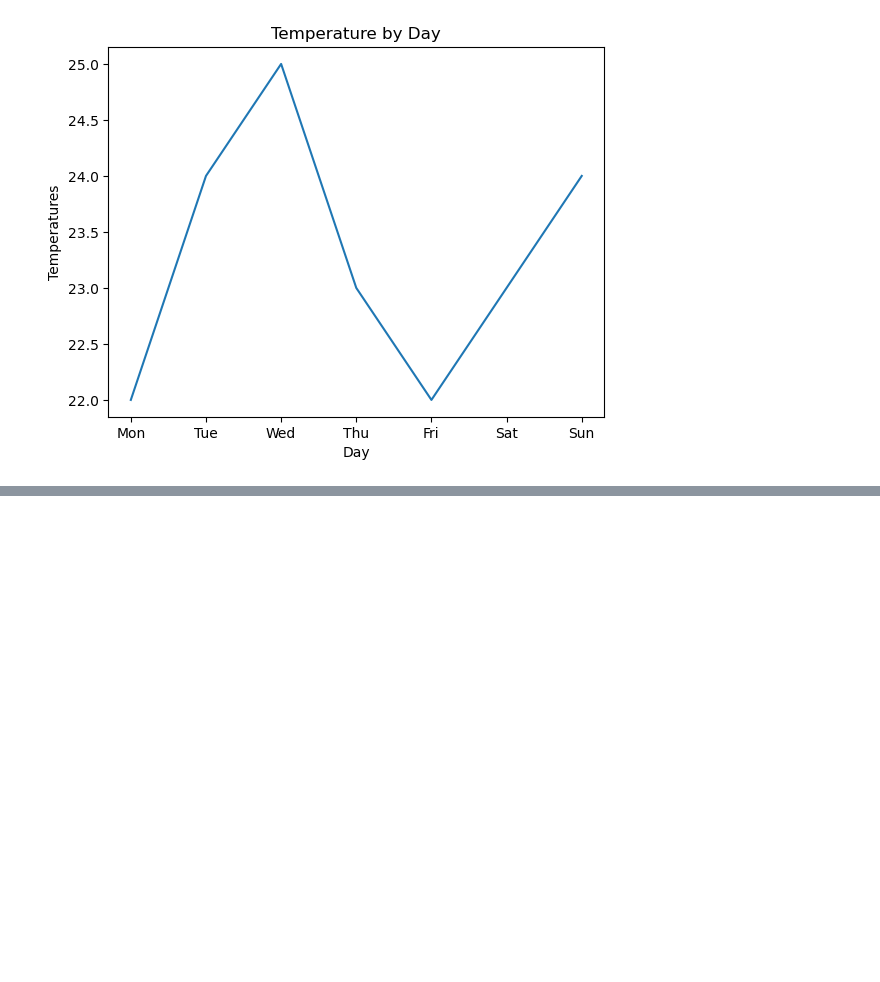
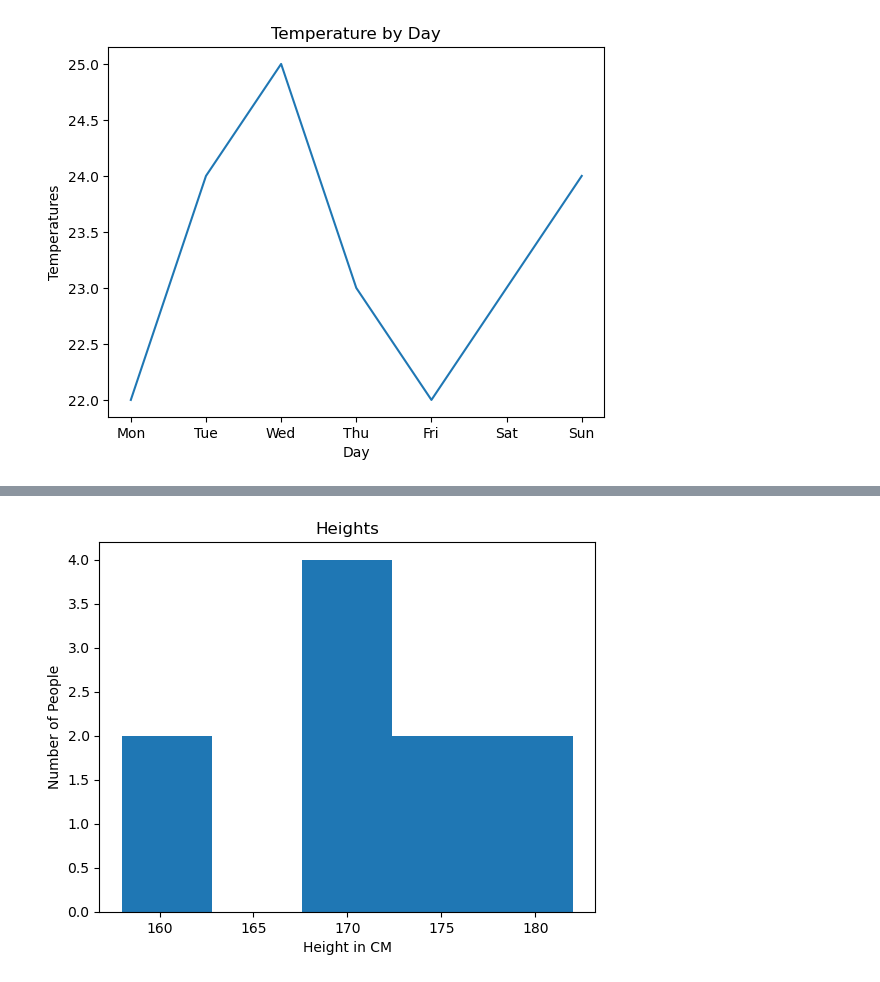
Before and after one commit to peterbull/fai-pt2-nbs, a Jupyter notebook: sidebars/python_matplotlib.ipynb, the cells around one changed output, grey strips where cells are left out. Cells and saved outputs as stored; diff of their text form; code cells hidden in the pictures; blank space fills up the shorter version.

```diff
--- a/sidebars/python_matplotlib.ipynb
+++ b/sidebars/python_matplotlib.ipynb
@@ -58,0 +75,11 @@ plt.show()
+# %%
+# answer 3
+heights = [170, 180, 160, 158, 175, 168, 177, 172, 169, 182]
+
+plt.hist(heights, 5)
+plt.title('Heights')
+plt.xlabel('Height in CM')
+plt.ylabel('Number of People')
+plt.show()
+# %% [output]
+[figure, added]
```
Also changed, not shown: parts of 16 cells of this notebook.
